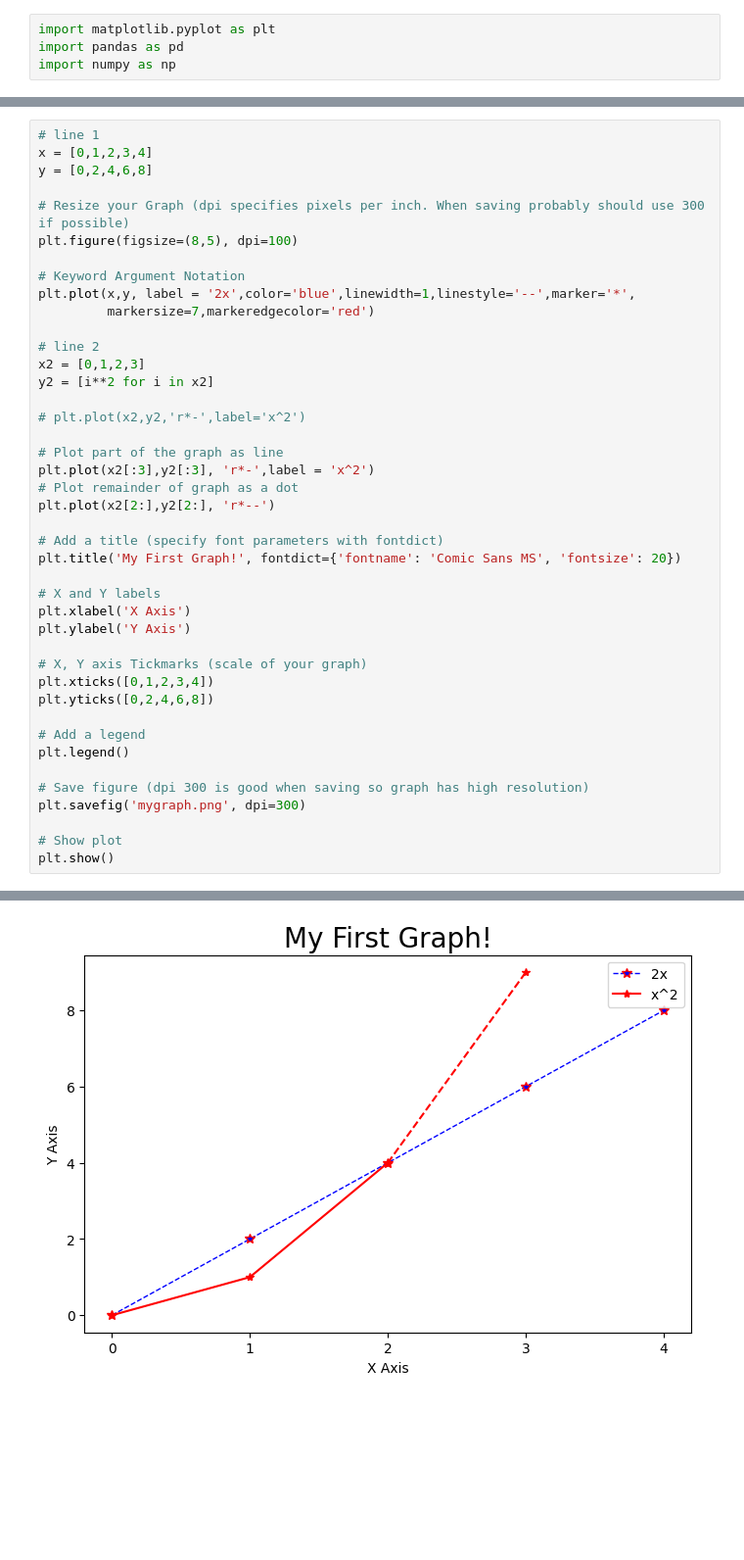
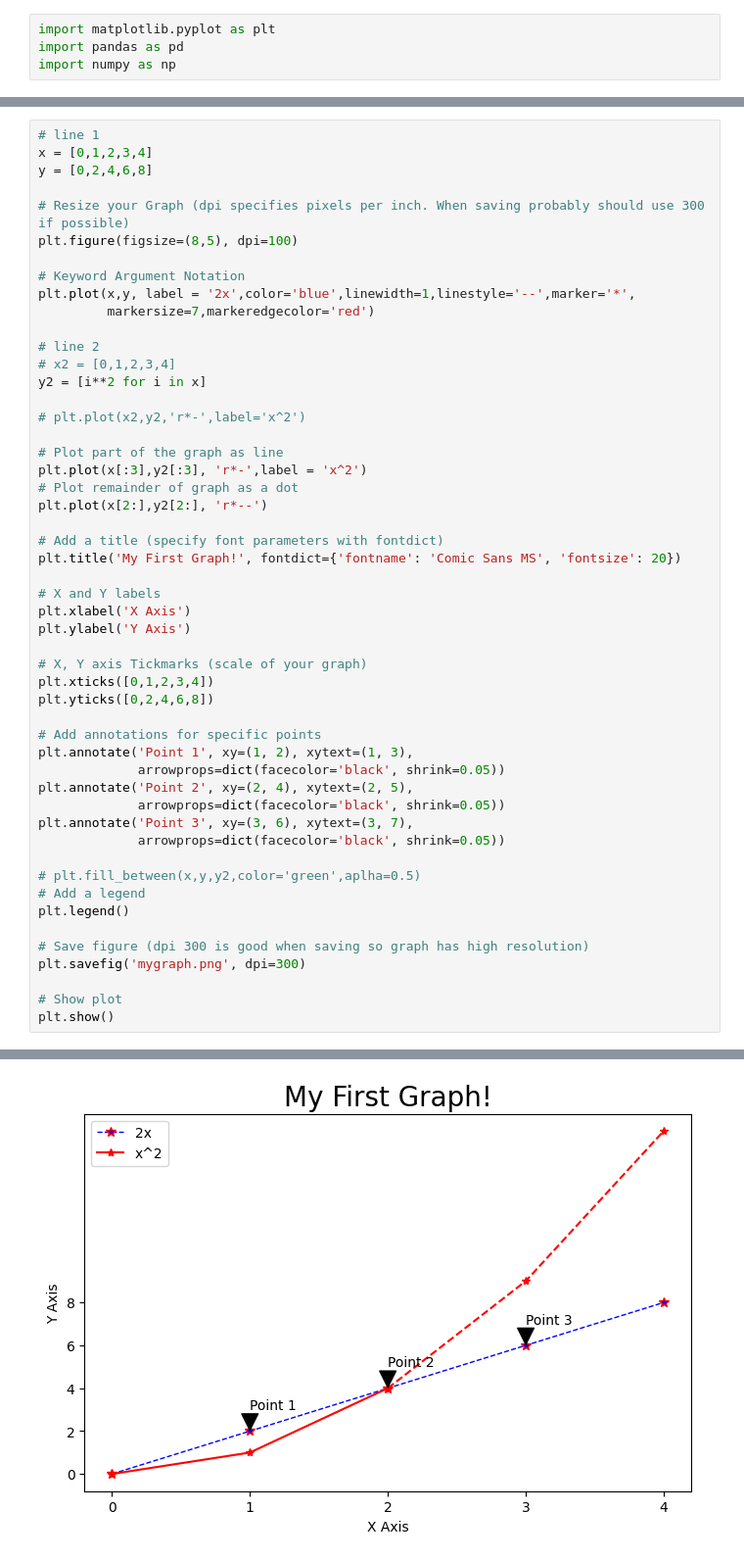
Before and after one commit to SrijaG29/libraries-practice, a Jupyter notebook: Matplotlib.ipynb, the cells around one changed output, grey strips where cells are left out. Shown: that part at 98% size. Drawn from its saved outputs; the diff is of its cells as text; blank space fills up the shorter version.

```diff
--- a/Matplotlib.ipynb
+++ b/Matplotlib.ipynb
@@ -23,43 +25,52 @@ plt.plot(x,y, label = '2x',color='blue',linewidth=1,linestyle='--',marker='*',
          markersize=7,markeredgecolor='red')
 
 # line 2
-x2 = [0,1,2,3]
-y2 = [i**2 for i in x2]
+# x2 = [0,1,2,3,4]
+y2 = [i**2 for i in x]
 
 # plt.plot(x2,y2,'r*-',label='x^2')
 
 # Plot part of the graph as line
-plt.plot(x2[:3],y2[:3], 'r*-',label = 'x^2')
+plt.plot(x[:3],y2[:3], 'r*-',label = 'x^2')
 # Plot remainder of graph as a dot
-plt.plot(x2[2:],y2[2:], 'r*--')
+plt.plot(x[2:],y2[2:], 'r*--')
 
 # Add a title (specify font parameters with fontdict)
 plt.title('My First Graph!', fontdict={'fontname': 'Comic Sans MS', 'fontsize': 20})
 
 # X and Y labels
 plt.xlabel('X Axis')
 plt.ylabel('Y Axis')
 
 # X, Y axis Tickmarks (scale of your graph)
 plt.xticks([0,1,2,3,4])
 plt.yticks([0,2,4,6,8])
 
+# Add annotations for specific points
+plt.annotate('Point 1', xy=(1, 2), xytext=(1, 3),
+             arrowprops=dict(facecolor='black', shrink=0.05))
+plt.annotate('Point 2', xy=(2, 4), xytext=(2, 5),
+             arrowprops=dict(facecolor='black', shrink=0.05))
+plt.annotate('Point 3', xy=(3, 6), xytext=(3, 7),
+             arrowprops=dict(facecolor='black', shrink=0.05))
+
+# plt.fill_between(x,y,y2,color='green',aplha=0.5)
 # Add a legend
 plt.legend()
 
 # Save figure (dpi 300 is good when saving so graph has high resolution)
 plt.savefig('mygraph.png', dpi=300)
 
 # Show plot
 plt.show()
 # %% [output]
 WARNING:matplotlib.font_manager:findfont: Font family 'Comic Sans MS' not found.
 WARNING:matplotlib.font_manager:findfont: Font family 'Comic Sans MS' not found.
 WARNING:matplotlib.font_manager:findfont: Font family 'Comic Sans MS' not found.
 WARNING:matplotlib.font_manager:findfont: Font family 'Comic Sans MS' not found.
 WARNING:matplotlib.font_manager:findfont: Font family 'Comic Sans MS' not found.
 WARNING:matplotlib.font_manager:findfont: Font family 'Comic Sans MS' not found.
 WARNING:matplotlib.font_manager:findfont: Font family 'Comic Sans MS' not found.
 WARNING:matplotlib.font_manager:findfont: Font family 'Comic Sans MS' not found.
 WARNING:matplotlib.font_manager:findfont: Font family 'Comic Sans MS' not found.
-[figure, old version]
+[figure, new version]
```
Also changed, not shown: parts of 9 cells of this notebook.
